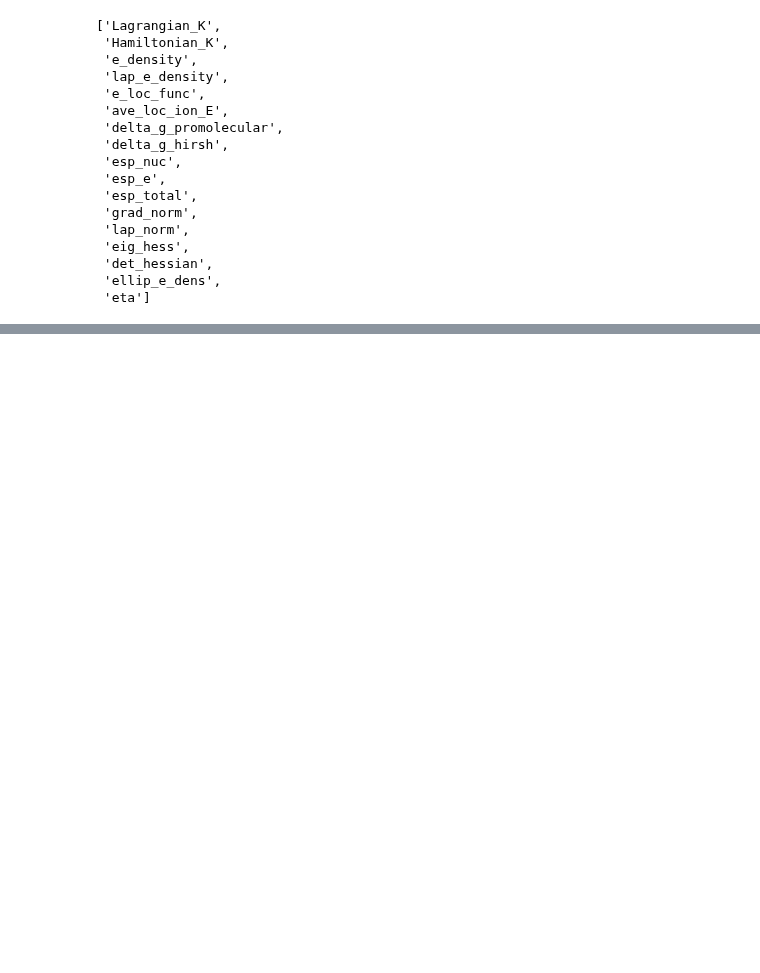
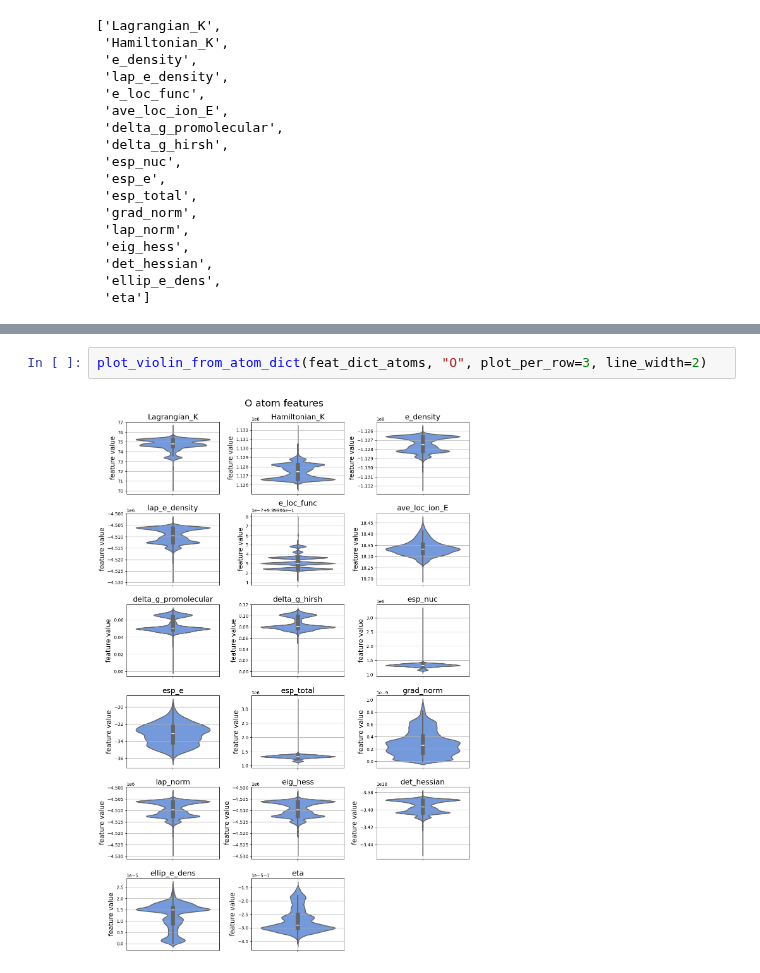
Before and after one commit to santi921/qtaim_embed, a Jupyter notebook: qtaim_embed/scripts/notebooks/dataset_viz.ipynb, the cells around one changed output, grey strips where cells are left out. Drawn from its saved outputs; the diff is of its cells as text; blank space fills up the shorter version.

```diff
--- a/qtaim_embed/scripts/notebooks/dataset_viz.ipynb
+++ b/qtaim_embed/scripts/notebooks/dataset_viz.ipynb
@@ -358,0 +284,4 @@ print(dict_histograms["atom"]["Lagrangian_K"].max())
+# %%
+plot_violin_from_atom_dict(feat_dict_atoms, "O", plot_per_row=3, line_width=2)
+# %% [output]
+[figure, added]
```
Also changed, not shown: parts of 24 cells of this notebook, 5 other files.
